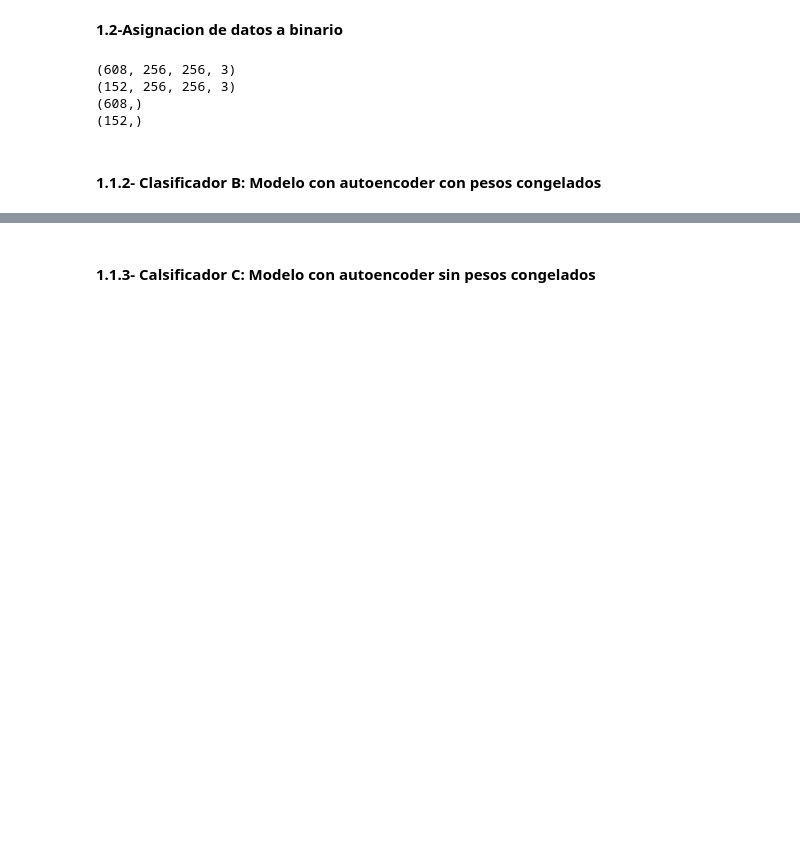
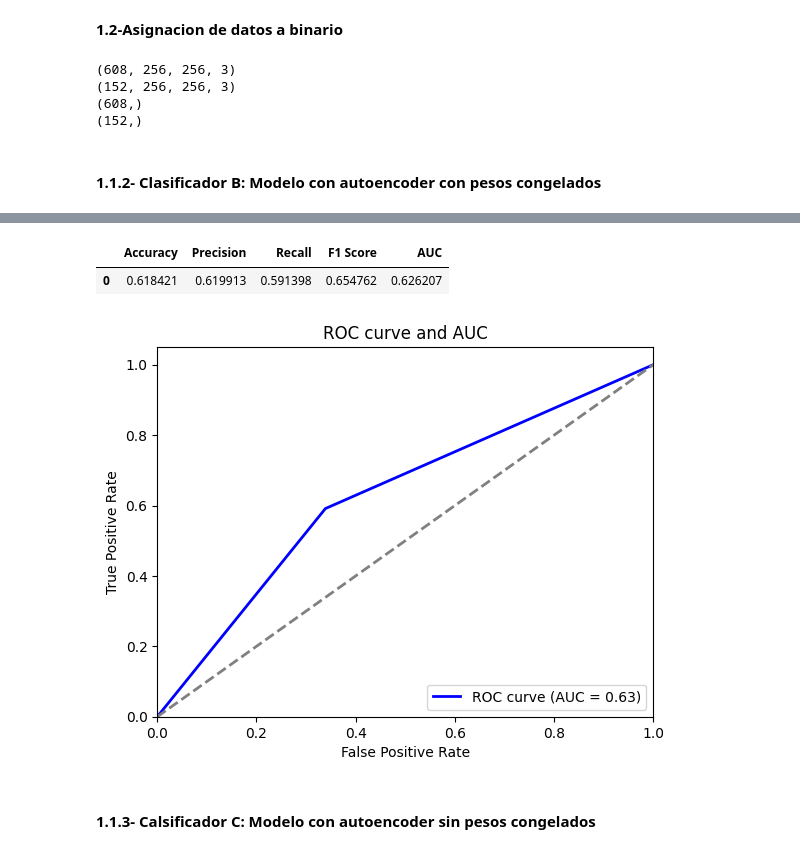
Before and after one commit to joshual777/PatronesProyecto3, a Jupyter notebook: Proyecto_3_Completo.ipynb, the cells around one changed output, grey strips where cells are left out. Saved outputs shown, nothing was run; the diff lists cells and outputs as text; code cells hidden in the pictures; blank space fills up the shorter version.

```diff
--- a/Proyecto_3_Completo.ipynb
+++ b/Proyecto_3_Completo.ipynb
@@ -579,6 +549,8 @@ f1 = f1_score(y_test, y_pred)
 print("Accuracy:", accuracy)
 print("Precision:", precision)
 print("F1 Score:", f1)
+
+computeMetrics(y_test, y_pred)
 #print("ROC AUC Score:", roc_auc)
 # %% [output]
 Epoch 1/10
@@ -601,3 +573,6 @@ F1 Score: 0.7225130890052356
+|  | Accuracy | Precision | Recall | F1 Score | AUC |
+| 0 | 0.618421 | 0.619913 | 0.591398 | 0.654762 | 0.626207 |
+[figure, added]
 # %% [markdown]
 #### **1.1.3- Calsificador C: Modelo con autoencoder sin pesos congelados**
 # %%
```
Also changed, not shown: parts of 18 cells of this notebook.
